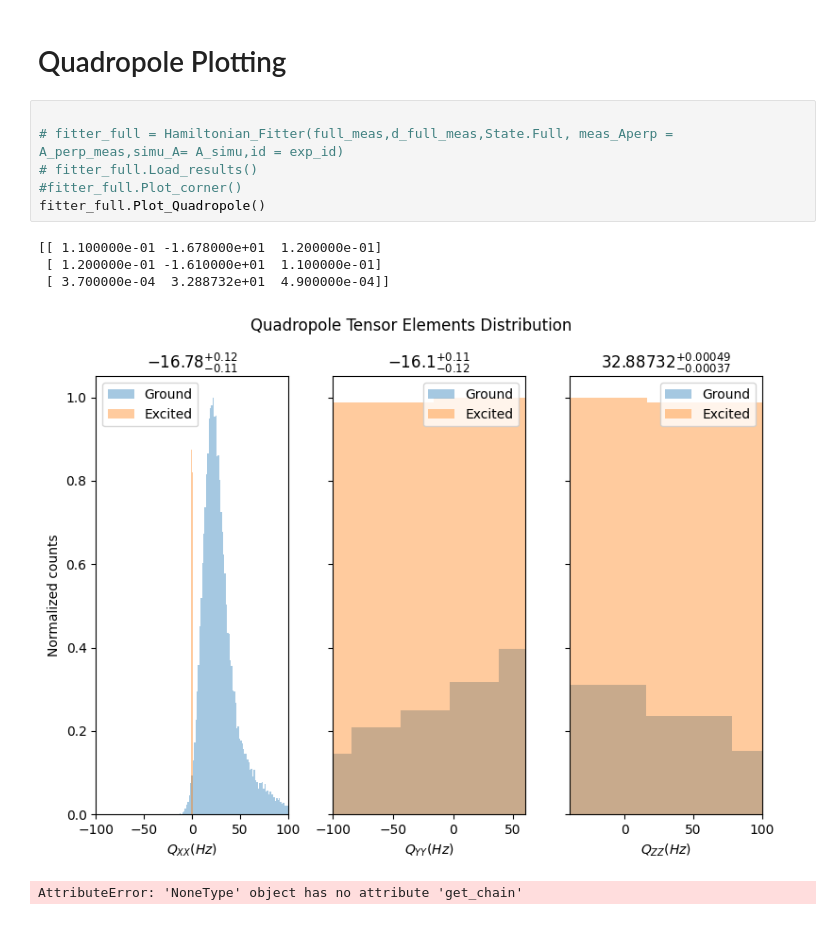
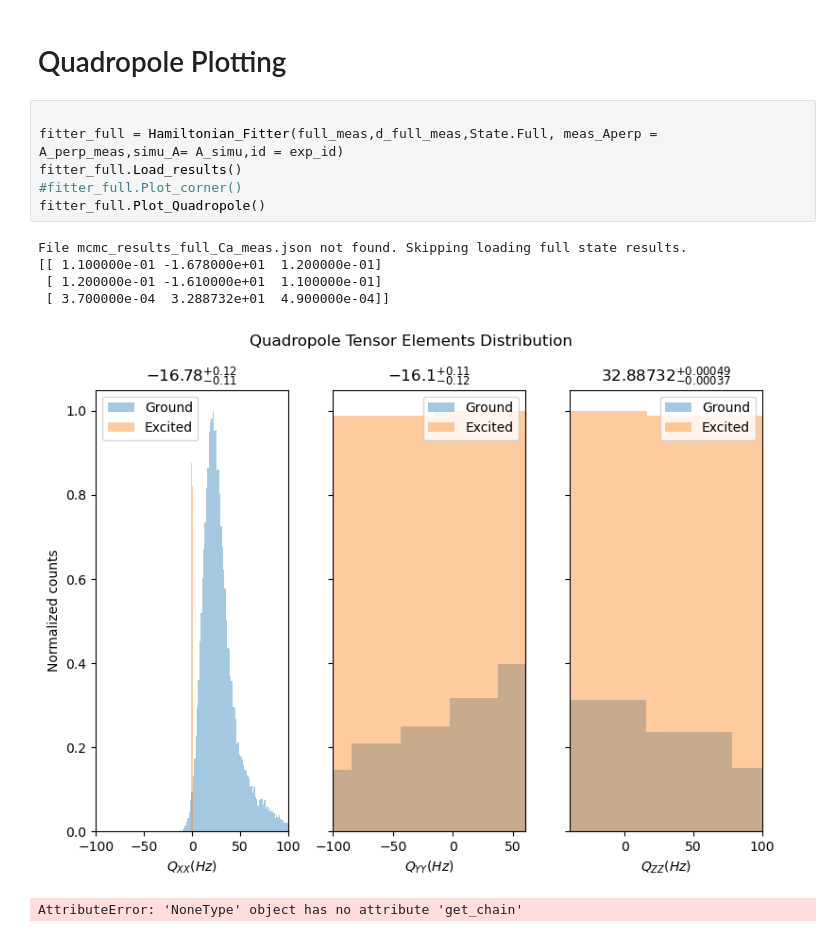
Before and after one commit to leonmyk/Spectroscopy_Hamiltonian_fitter-, a Jupyter notebook: Fitter.ipynb, the cells around one changed output. Cells and saved outputs as stored; diff of their text form.

Commit message:
fixed quadropole plotting

```diff
--- a/Fitter.ipynb
+++ b/Fitter.ipynb
@@ -242,15 +233,16 @@ $\displaystyle \mathrm{delta} = -0.07_{-0.02}^{+0.03}$
 # Quadropole Plotting
 # %%
 
-# fitter_full = Hamiltonian_Fitter(full_meas,d_full_meas,State.Full, meas_Aperp = A_perp_meas,simu_A= A_simu,id = exp_id)
-# fitter_full.Load_results()
+fitter_full = Hamiltonian_Fitter(full_meas,d_full_meas,State.Full, meas_Aperp = A_perp_meas,simu_A= A_simu,id = exp_id)
+fitter_full.Load_results()
 #fitter_full.Plot_corner()
 fitter_full.Plot_Quadropole()
 # %% [output]
+File mcmc_results_full_Ca_meas.json not found. Skipping loading full state results.
 [[ 1.100000e-01 -1.678000e+01  1.200000e-01]
  [ 1.200000e-01 -1.610000e+01  1.100000e-01]
  [ 3.700000e-04  3.288732e+01  4.900000e-04]]
-[figure, old version]
+[figure, new version]
 # %%
 # %% [output]
 AttributeError: 'NoneType' object has no attribute 'get_chain'
```
Also changed, not shown: parts of 2 cells of this notebook, 2 other files.
